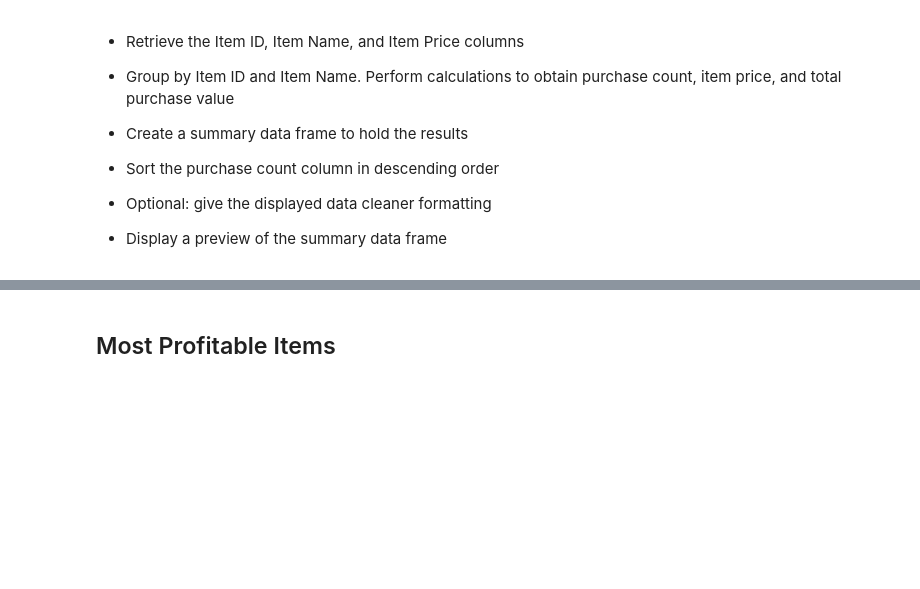
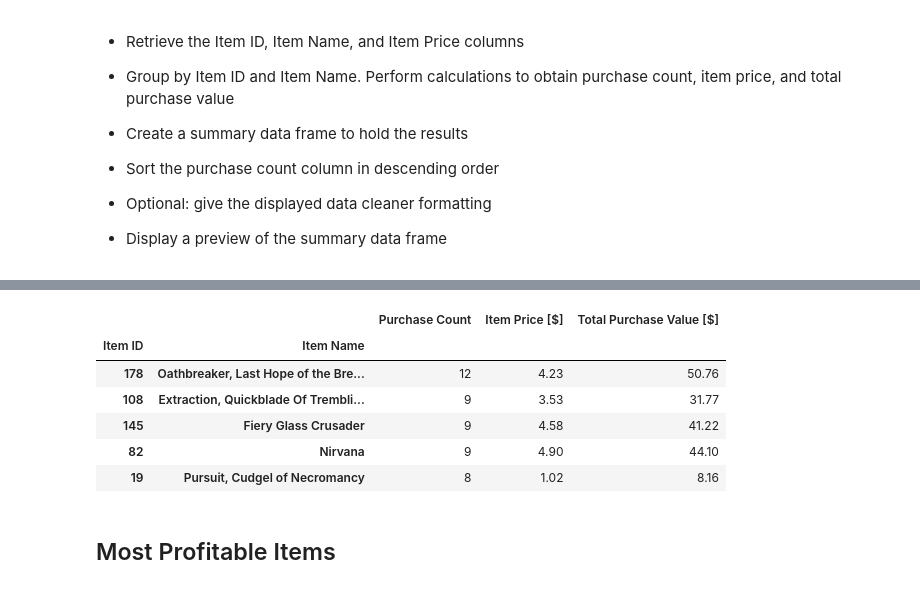
Before and after one commit to ngb1/HW4-Pandas_, a Jupyter notebook: HeroesOfPymoli_progress.ipynb, the cells around one changed output, grey strips where cells are left out. Cells and saved outputs as stored; diff of their text form; code cells hidden in the pictures; blank space fills up the shorter version.

```diff
--- a/HeroesOfPymoli_progress.ipynb
+++ b/HeroesOfPymoli_progress.ipynb
@@ -352,3 +345,30 @@ summary_age_dem.head(10)
+# %%
+popular_items = pd_df[["Item ID","Item Name","Price"]]
+pi_items_gb = popular_items.groupby(["Item ID","Item Name"])
+pi_cnt = popular_items.groupby(["Item ID","Item Name"]).count()["Price"]
+pi_price = popular_items.groupby(["Item ID","Item Name"]).mean()["Price"]
+pi_total = pi_cnt * pi_price
+#pi_total.head(5)
+#popular_items = pd_df[["Item ID","Item Name"]].groupby(["Item ID","Item Name"])#.count()["Price"]#.sort_values(ascending=False)
+#pi_count = pd_df.groupby(["Item ID"]).count()["Item Name"]
+#popular_items = popular_items.pi_count
+#price_test = pd_df.groupby(["Item ID"]).count()["Item Name"]
+#item_name = pd_df.groupby(["Item ID"]).item()["Item Name"]
+#pi_count.head()
+#popular_items.first().head(5)
+#total_item_price = popular_items * item_price
+summary_popular_items = pd.DataFrame({"Purchase Count": pi_cnt, "Item Price [$]" : pi_price, \
+                                      "Total Purchase Value [$]": pi_total}).sort_values(by=["Purchase Count", "Item Price [$]", "Item ID"], ascending=[False, True, False])#
+                                     #"Total Purchase Value": total_item_price}).sort_values(by="Total Purchase Value", ascending=False)
+summary_popular_items.head(5)
+# %% [output]
+|  |  | Purchase Count | Item Price [$] | Total Purchase Value [$] |
+| Item ID | Item Name |  |  |  |
+| 178 | Oathbreaker, Last Hope of the Bre... | 12 | 4.23 | 50.76 |
+| 108 | Extraction, Quickblade Of Trembli... | 9 | 3.53 | 31.77 |
+| 145 | Fiery Glass Crusader | 9 | 4.58 | 41.22 |
+| 82 | Nirvana | 9 | 4.90 | 44.10 |
+| 19 | Pursuit, Cudgel of Necromancy | 8 | 1.02 | 8.16 |
 # %% [markdown]
 ## Most Profitable Items
 # %% [markdown]
```
Also changed, not shown: parts of 10 cells of this notebook.
